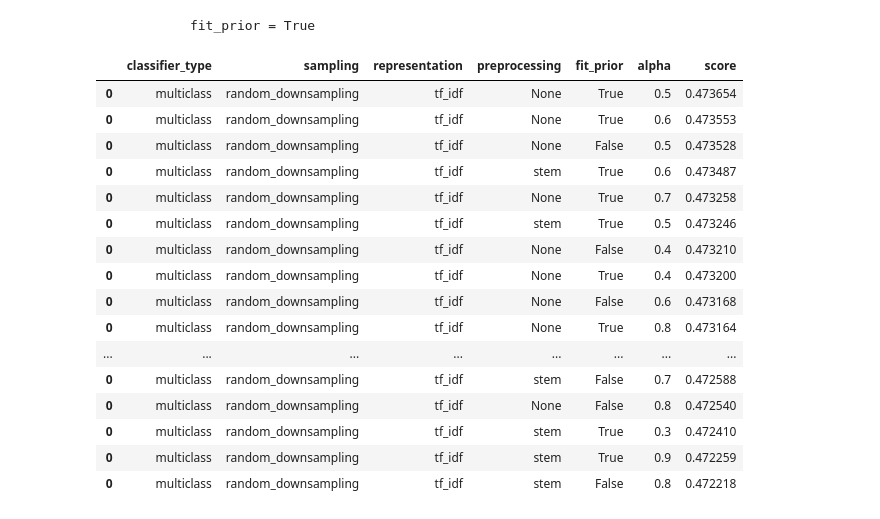
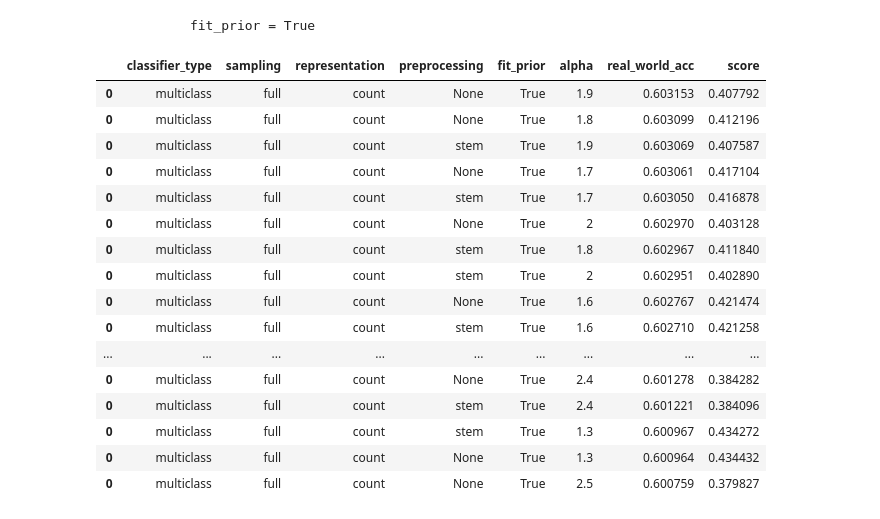
Before and after one commit to Asgavar/amazon-reviews, a Jupyter notebook: naive-bayes.ipynb, the cells around one changed output. Cells and saved outputs as stored; diff of their text form; code cells hidden in the pictures.

Commit message:
Measure the real-world accuracy next to the balanced one

```diff
--- a/naive-bayes.ipynb
+++ b/naive-bayes.ipynb
@@ -41,8 +41,2 @@ results_df
 # %% [markdown]
 ## One multi-class combined classifier, exposed to all classes at once
-# %%
-### TODO
-train_as_vec, train_targets, test_as_vec, test_targets = common.load_dataset(
-                        'random_downsampling', 'count', 'stem')
-train_as_vec
-### TODO
@@ -103,22 +94,22 @@ sampling = full
             fit_prior = False
             fit_prior = True
 # %%
-results_df.sort_values('score', ascending=False).head(25)
+results_df.sort_values('real_world_acc', ascending=False).head(25)
 # %% [output]
-|  | classifier_type | sampling | representation | preprocessing | fit_prior | alpha | score |
-| 0 | multiclass | random_downsampling | tf_idf | None | True | 0.5 | 0.473654 |
-| 0 | multiclass | random_downsampling | tf_idf | None | True | 0.6 | 0.473553 |
-| 0 | multiclass | random_downsampling | tf_idf | None | False | 0.5 | 0.473528 |
-| 0 | multiclass | random_downsampling | tf_idf | stem | True | 0.6 | 0.473487 |
-| 0 | multiclass | random_downsampling | tf_idf | None | True | 0.7 | 0.473258 |
-| 0 | multiclass | random_downsampling | tf_idf | stem | True | 0.5 | 0.473246 |
-| 0 | multiclass | random_downsampling | tf_idf | None | False | 0.4 | 0.473210 |
-| 0 | multiclass | random_downsampling | tf_idf | None | True | 0.4 | 0.473200 |
-| 0 | multiclass | random_downsampling | tf_idf | None | False | 0.6 | 0.473168 |
-| 0 | multiclass | random_downsampling | tf_idf | None | True | 0.8 | 0.473164 |
-| ... | ... | ... | ... | ... | ... | ... | ... |
-| 0 | multiclass | random_downsampling | tf_idf | stem | False | 0.7 | 0.472588 |
-| 0 | multiclass | random_downsampling | tf_idf | None | False | 0.8 | 0.472540 |
-| 0 | multiclass | random_downsampling | tf_idf | stem | True | 0.3 | 0.472410 |
-| 0 | multiclass | random_downsampling | tf_idf | stem | True | 0.9 | 0.472259 |
-| 0 | multiclass | random_downsampling | tf_idf | stem | False | 0.8 | 0.472218 |
+|  | classifier_type | sampling | representation | preprocessing | fit_prior | alpha | real_world_acc | score |
+| 0 | multiclass | full | count | None | True | 1.9 | 0.603153 | 0.407792 |
+| 0 | multiclass | full | count | None | True | 1.8 | 0.603099 | 0.412196 |
+| 0 | multiclass | full | count | stem | True | 1.9 | 0.603069 | 0.407587 |
+| 0 | multiclass | full | count | None | True | 1.7 | 0.603061 | 0.417104 |
+| 0 | multiclass | full | count | stem | True | 1.7 | 0.603050 | 0.416878 |
+| 0 | multiclass | full | count | None | True | 2 | 0.602970 | 0.403128 |
+| 0 | multiclass | full | count | stem | True | 1.8 | 0.602967 | 0.411840 |
+| 0 | multiclass | full | count | stem | True | 2 | 0.602951 | 0.402890 |
+| 0 | multiclass | full | count | None | True | 1.6 | 0.602767 | 0.421474 |
+| 0 | multiclass | full | count | stem | True | 1.6 | 0.602710 | 0.421258 |
+| ... | ... | ... | ... | ... | ... | ... | ... | ... |
+| 0 | multiclass | full | count | None | True | 2.4 | 0.601278 | 0.384282 |
+| 0 | multiclass | full | count | stem | True | 2.4 | 0.601221 | 0.384096 |
+| 0 | multiclass | full | count | stem | True | 1.3 | 0.600967 | 0.434272 |
+| 0 | multiclass | full | count | None | True | 1.3 | 0.600964 | 0.434432 |
+| 0 | multiclass | full | count | None | True | 2.5 | 0.600759 | 0.379827 |
```
Also changed, not shown: parts of 4 cells of this notebook, 1 other file.
